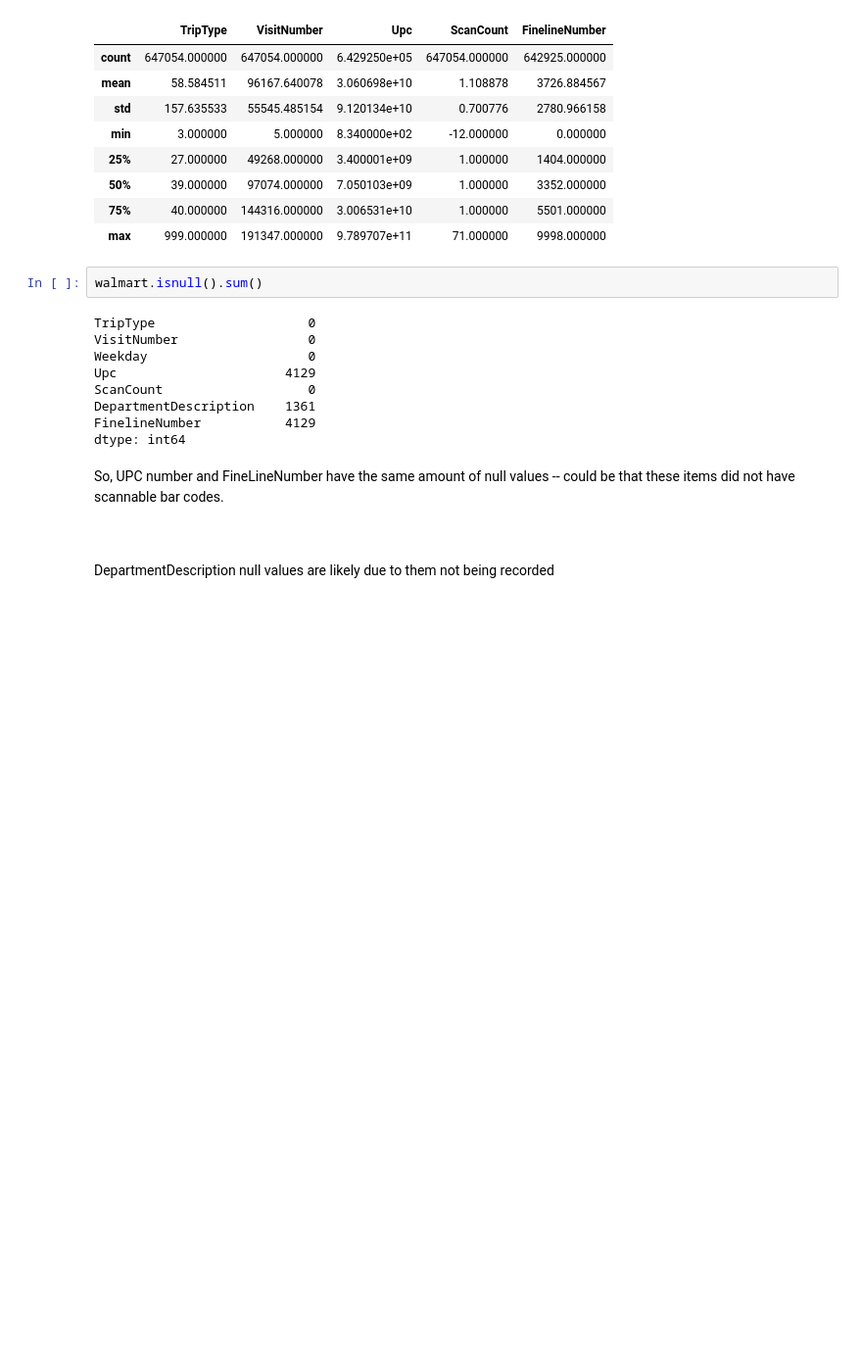
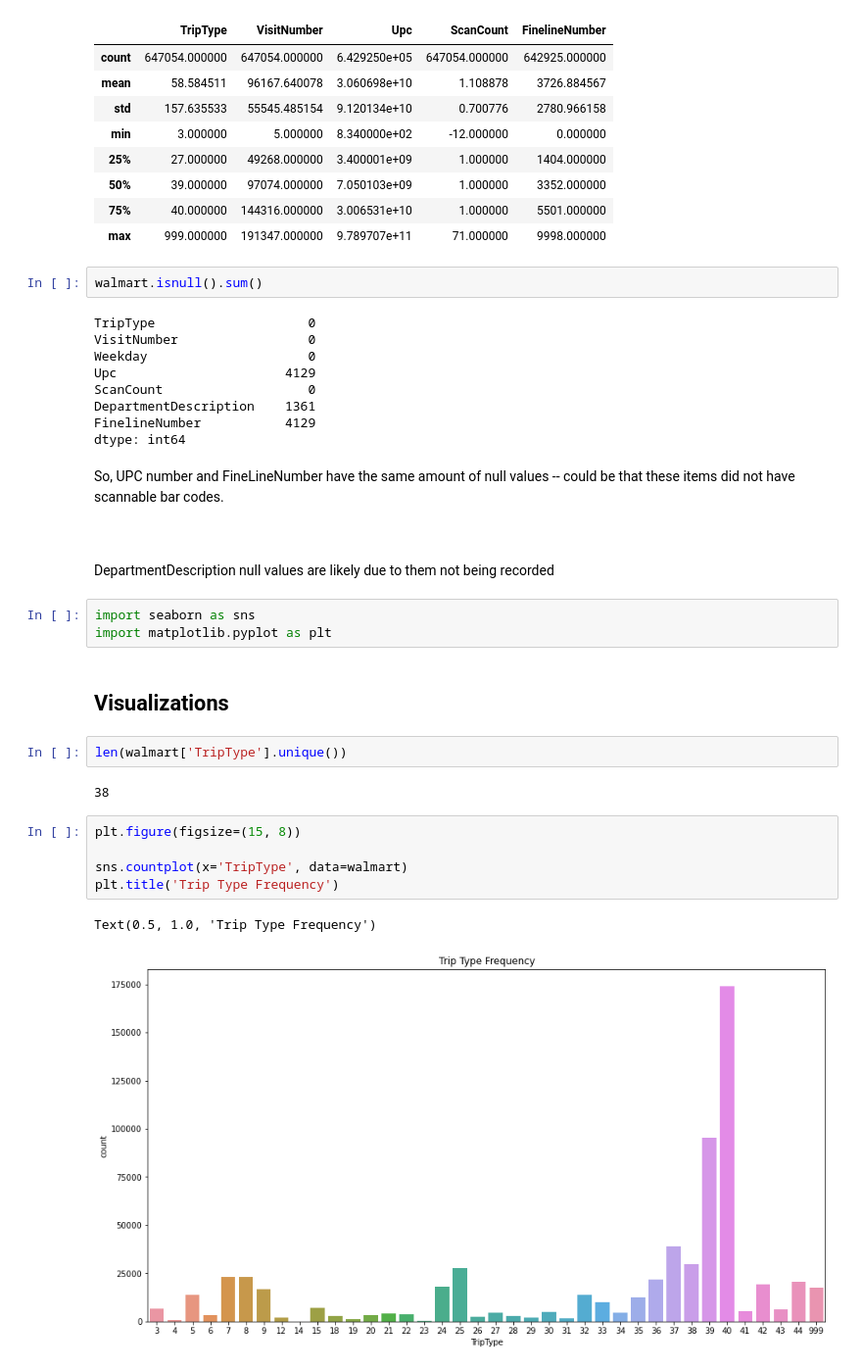
Before and after one commit to jordan-maulino/walmart_trip_prediction, a Jupyter notebook: walmart.ipynb, the cells around one changed output. Shown at 98% size. Drawn from its saved outputs; the diff is of its cells as text; blank space fills up the shorter version.

Commit message:
started visualizations

```diff
--- a/walmart.ipynb
+++ b/walmart.ipynb
@@ -83,3 +83,20 @@ So, UPC number and FineLineNumber have the same amount of null values -- could b
 <br>
 
 DepartmentDescription null values are likely due to them not being recorded
+# %%
+import seaborn as sns
+import matplotlib.pyplot as plt
+# %% [markdown]
+## Visualizations
+# %%
+len(walmart['TripType'].unique())
+# %% [output]
+38
+# %%
+plt.figure(figsize=(15, 8))
+
+sns.countplot(x='TripType', data=walmart)
+plt.title('Trip Type Frequency')
+# %% [output]
+Text(0.5, 1.0, 'Trip Type Frequency')
+[figure, added]
```
Also changed, not shown: parts of 1 cell of this notebook.
